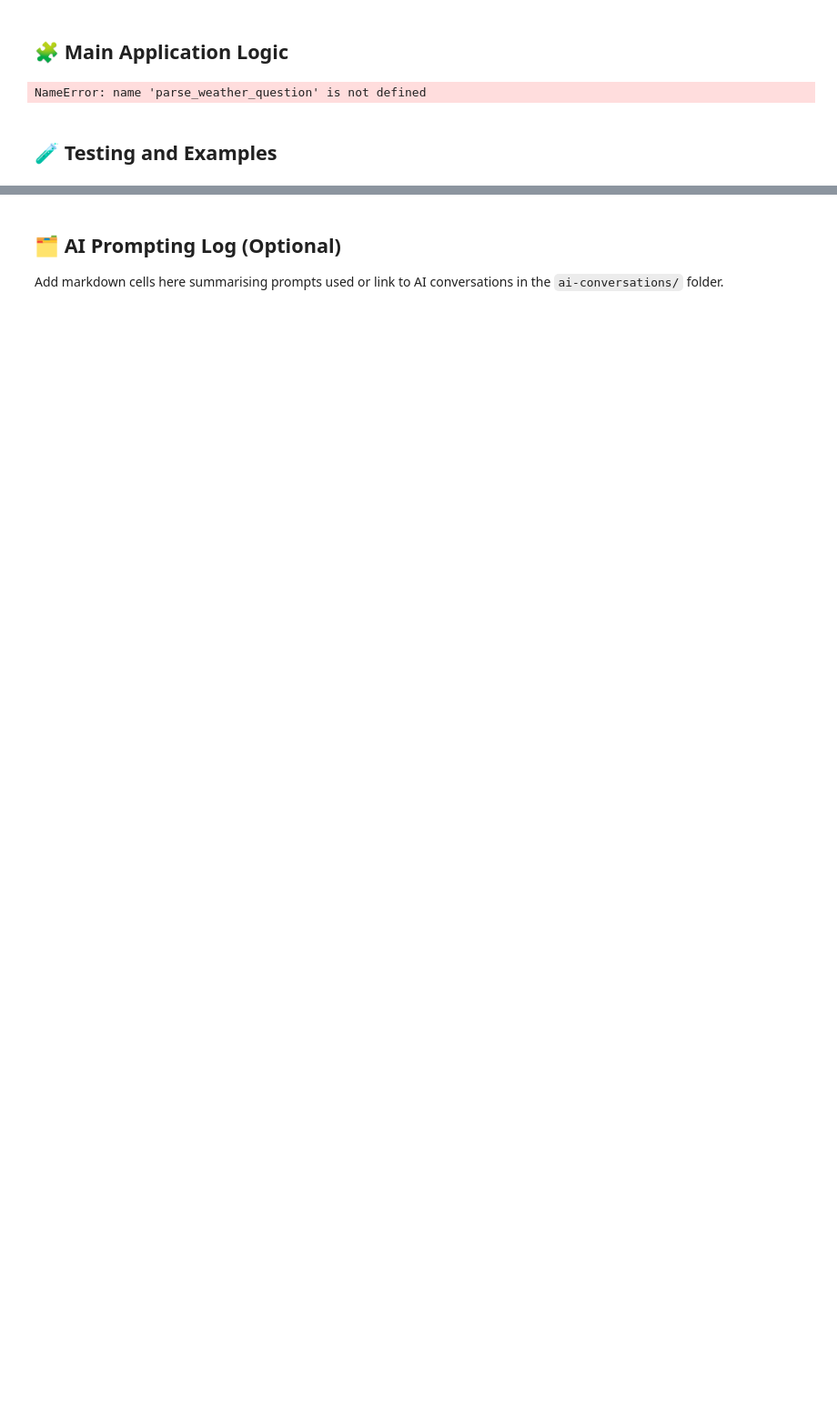
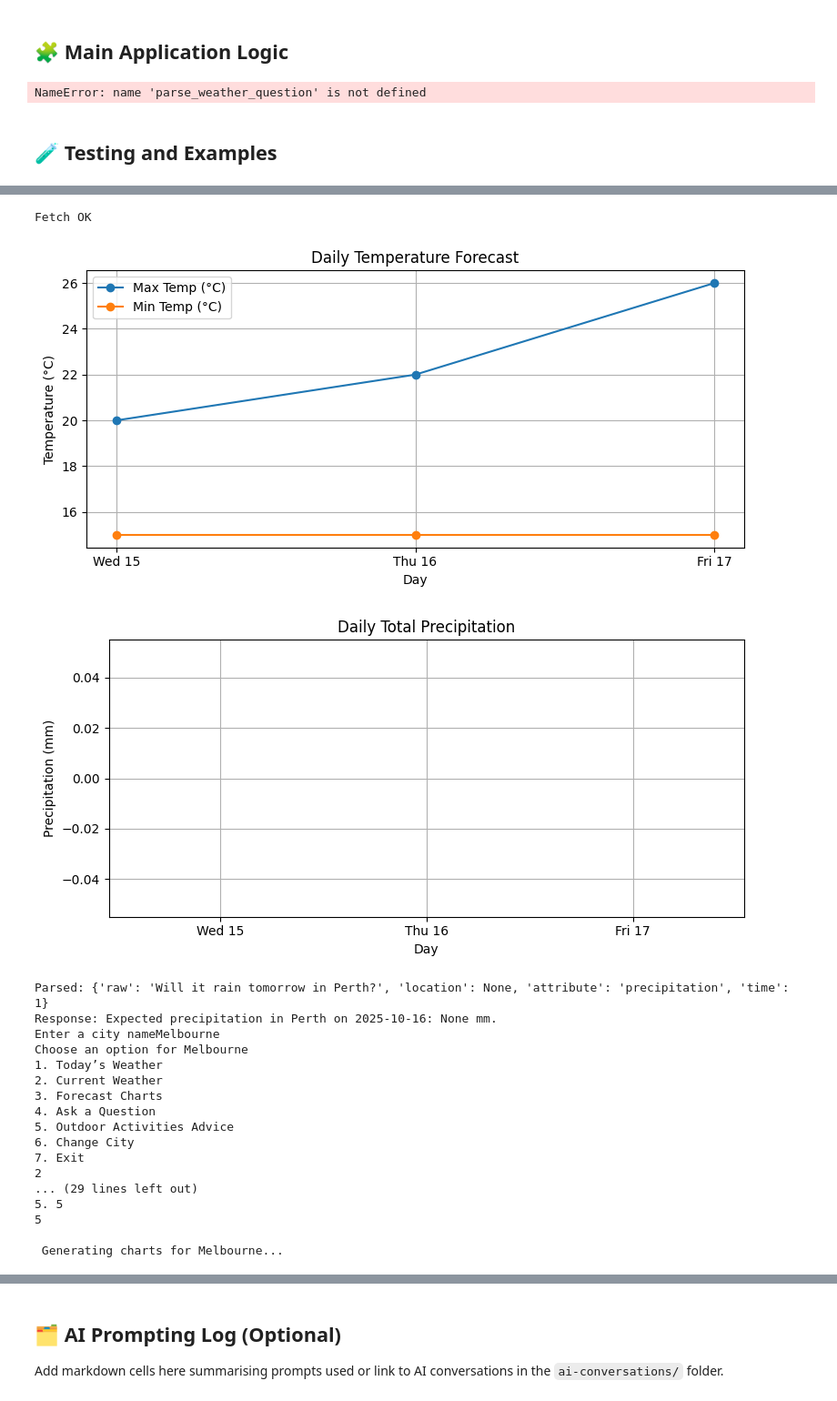
Before and after one commit to Yarida-nes/weatherwise-Yarida-Kaewthong, a Jupyter notebook: starter_notebook.ipynb, the cells around one changed output, grey strips where cells are left out. Shown: that part at 91% size. Drawn from its saved outputs; the diff is of its cells as text; code cells hidden in the pictures; blank space fills up the shorter version.

```diff
--- a/starter_notebook.ipynb
+++ b/starter_notebook.ipynb
@@ -687,0 +1112,43 @@ KeyError: 'location'
+# %%
+# Include sample input/output for each function
+
+# 1) Minimal smoke test for data fetch (uses mock fallback via with_metadata)
+try:
+    demo_data = get_weather_data("Perth", forecast_days=5)
+    print("Fetch OK" if not demo_data.get("error") else f"Fetch error: {demo_data['error']}")
+except Exception as e:
+    print("Fetch raised exception:", e)
+
+# 2) Visualisation smoke test (these will show plots in notebook if data available)
+if demo_data and not demo_data.get("error"):
+    _ = create_temperature_visualisation(demo_data)
+    _ = create_precipitation_visualisation(demo_data)
+
+# 3) NLP + response test
+parsed = parse_weather_question("Will it rain tomorrow in Perth?")
+print("Parsed:", parsed)
+print("Response:", generate_weather_response(parsed, demo_data if demo_data else {}))
+
+# 4) Optional: run the console menu interactively
+run_console_menu()  # Uncomment to try interactive flow in a console-capable environment
+# %% [output]
+Fetch OK
+[figure, added]
+[figure, added]
+Parsed: {'raw': 'Will it rain tomorrow in Perth?', 'location': None, 'attribute': 'precipitation', 'time': 1}
+Response: Expected precipitation in Perth on 2025-10-16: None mm.
+Enter a city nameMelbourne
+Choose an option for Melbourne
+1. Today’s Weather
+2. Current Weather
+3. Forecast Charts
+4. Ask a Question
+5. Outdoor Activities Advice
+6. Change City
+7. Exit
+2
+... (29 lines left out)
+5. 5
+5
+
+ Generating charts for Melbourne...
```
Also changed, not shown: parts of 14 cells of this notebook.
